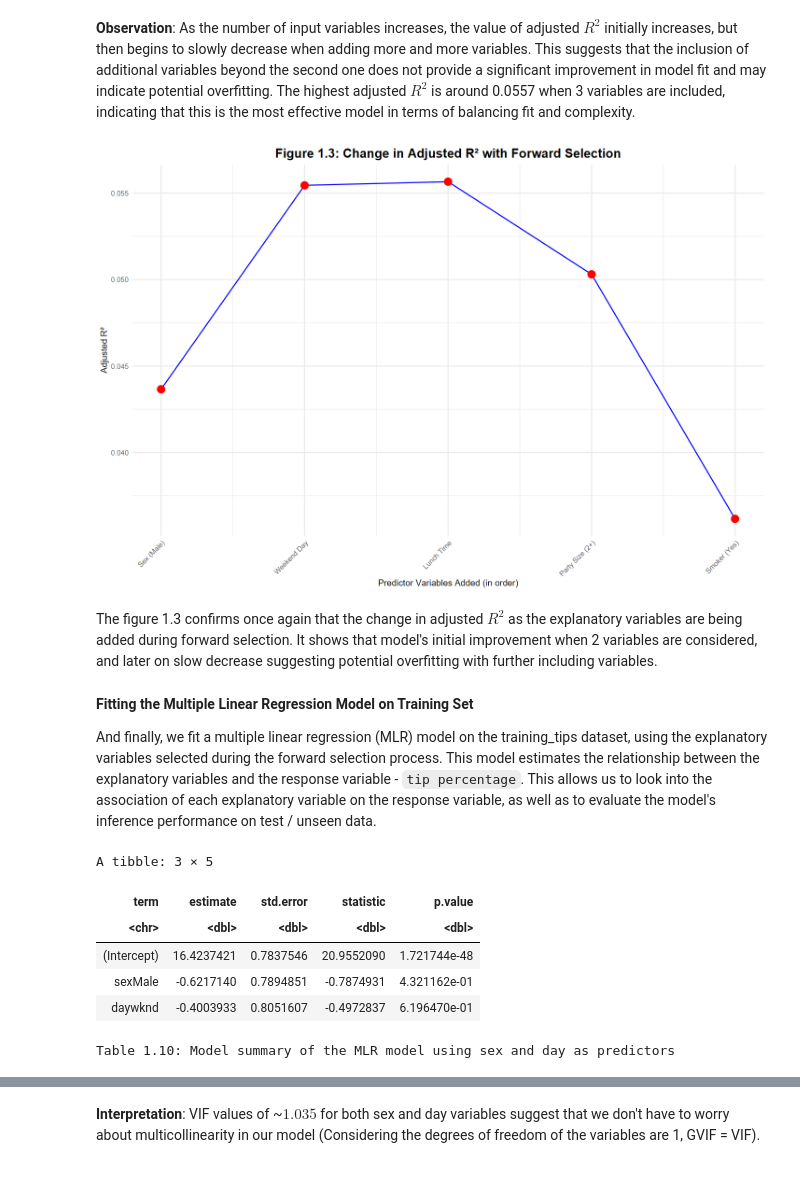
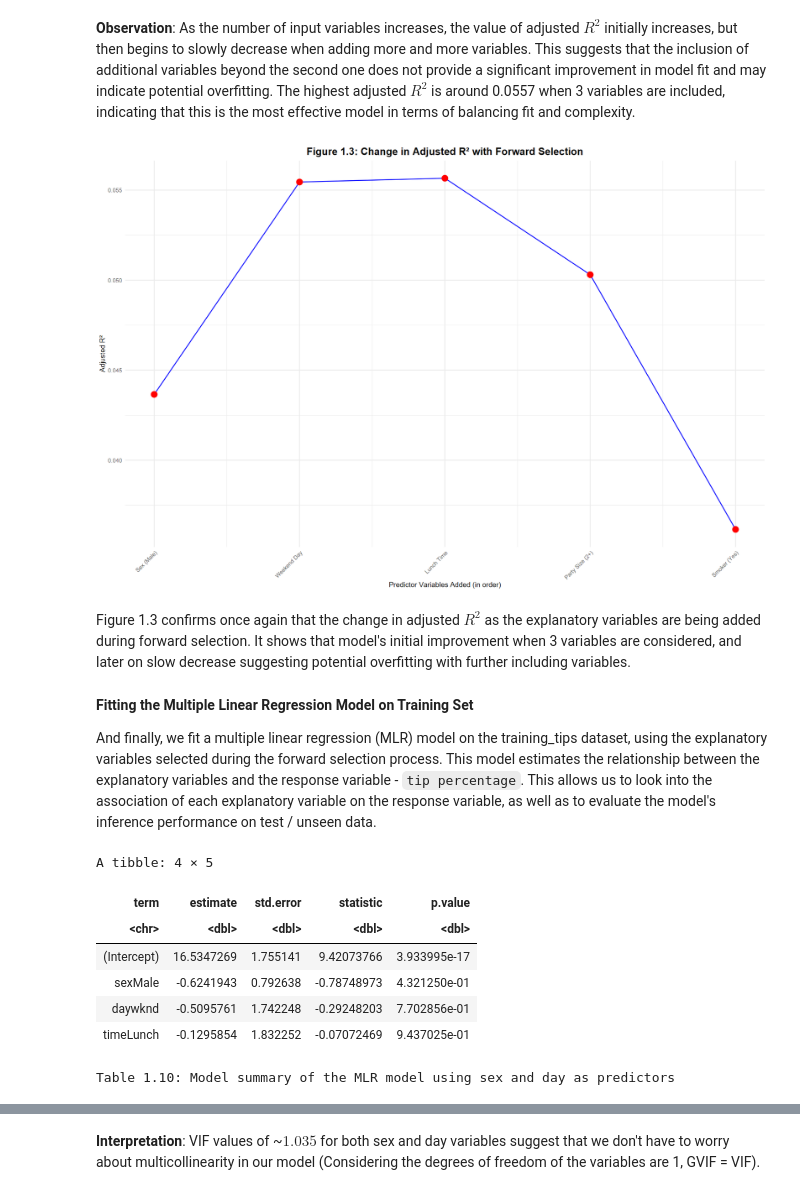
Before and after one commit to lllexiliang/stat301-final-project, a Jupyter notebook: final_project.ipynb, the cells around one changed output, grey strips where cells are left out. Drawn from its saved outputs; the diff is of its cells as text; code cells hidden in the pictures.

```diff
--- a/final_project.ipynb
+++ b/final_project.ipynb
@@ -430,33 +430,33 @@ As the number of input variables increases, the value of adjusted $R^2$ initiall
 # %%
 # Developer: Dominique
 # Contributors: Tara, Lexi, Piyush
-options(repr.plot.width = 12, repr.plot.height = 8)
+options(repr.plot.width = 15, repr.plot.height = 10)
 
 # plotting the change of adjusted R^2 when adding new variables one
 # by one during forward selection, showing the trends
 
 variable_names <- c("Sex (Male)", "Weekend Day", "Lunch Time", "Party Size (2+)", "Smoker (Yes)")
 ggplot(tip_forward_summary_df, aes(x = n_input_variables, y = ADJ.R2)) +
     geom_line(group = 1, color = "blue") +
     geom_point(color = "red", size = 4) +
     scale_x_continuous(
         breaks = tip_forward_summary_df$n_input_variables,
         labels = variable_names
     ) +
     labs(
         x = "Predictor Variables Added (in order)",
         y = "Adjusted R²",
         title = "Figure 1.3: Change in Adjusted R² with Forward Selection"
     ) +
     theme_minimal() +
     theme(
         plot.title = element_text(size = 16, face = "bold", hjust = 0.5),
         axis.text.x = element_text(angle = 45, hjust = 1)
     )
 # %% [output]
-[figure, old version]
+[figure, new version]
 # %% [markdown]
-The figure 1.3 confirms once again that the change in adjusted $R^2$ as the explanatory variables are being added during forward selection. It shows that model's initial improvement when 2 variables are considered, and later on slow decrease suggesting potential overfitting with further including variables.
+Figure 1.3 confirms once again that the change in adjusted $R^2$ as the explanatory variables are being added during forward selection. It shows that model's initial improvement when 3 variables are considered, and later on slow decrease suggesting potential overfitting with further including variables.
 # %% [markdown]
 **Fitting the Multiple Linear Regression Model on Training Set**
 
@@ -466,17 +466,18 @@ And finally, we fit a multiple linear regression (MLR) model on the training_tip
 # Contributor: Tara
 
 # fitting mlr model while using selected variables (sex and day) to  tip_pct with training dataset
-tip_lm <- lm(tip_pct ~ sex + day, data = training_tips)
+tip_lm <- lm(tip_pct ~ sex + day + time, data = training_tips)
 
 tidy(tip_lm)
 cat("Table 1.10: Model summary of the MLR model using sex and day as predictors\n")
 # %% [output]
-A tibble: 3 × 5
+A tibble: 4 × 5
 | term | estimate | std.error | statistic | p.value |
 | <chr> | <dbl> | <dbl> | <dbl> | <dbl> |
-| (Intercept) | 16.4237421 | 0.7837546 | 20.9552090 | 1.721744e-48 |
-| sexMale | -0.6217140 | 0.7894851 | -0.7874931 | 4.321162e-01 |
-| daywknd | -0.4003933 | 0.8051607 | -0.4972837 | 6.196470e-01 |
+| (Intercept) | 16.5347269 | 1.755141 | 9.42073766 | 3.933995e-17 |
+| sexMale | -0.6241943 | 0.792638 | -0.78748973 | 4.321250e-01 |
+| daywknd | -0.5095761 | 1.742248 | -0.29248203 | 7.702856e-01 |
+| timeLunch | -0.1295854 | 1.832252 | -0.07072469 | 9.437025e-01 |
 Table 1.10: Model summary of the MLR model using sex and day as predictors
 # %% [markdown]
 **Interpretation**:
```
Also changed, not shown: parts of 3 cells of this notebook.
